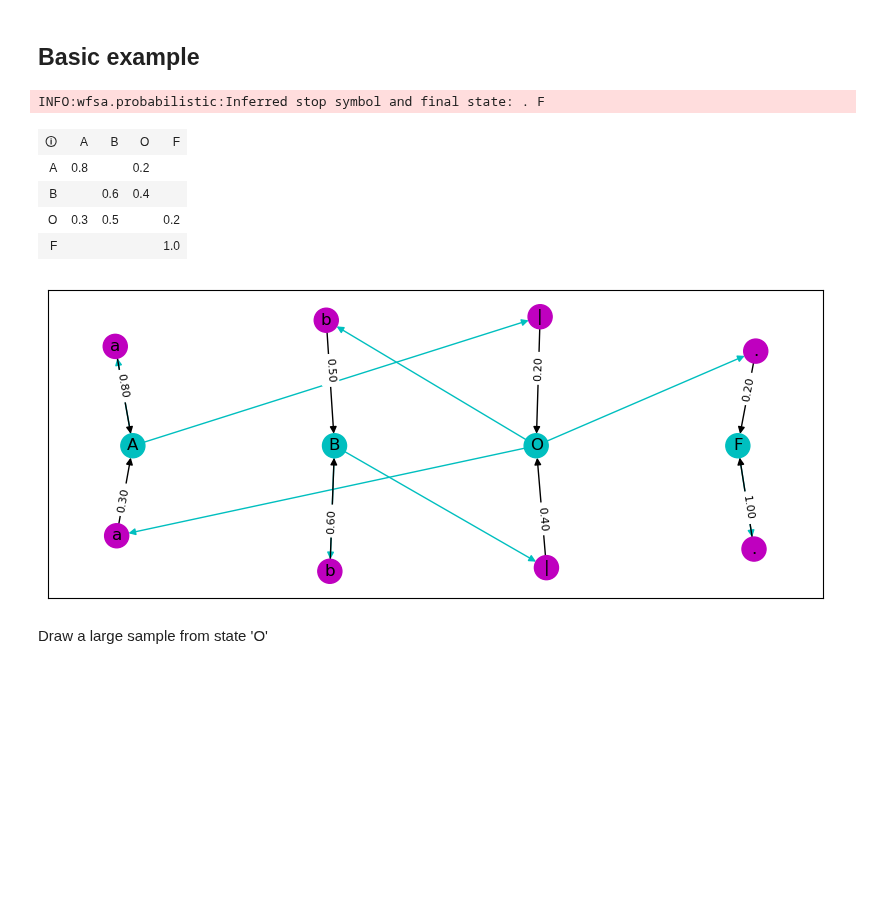
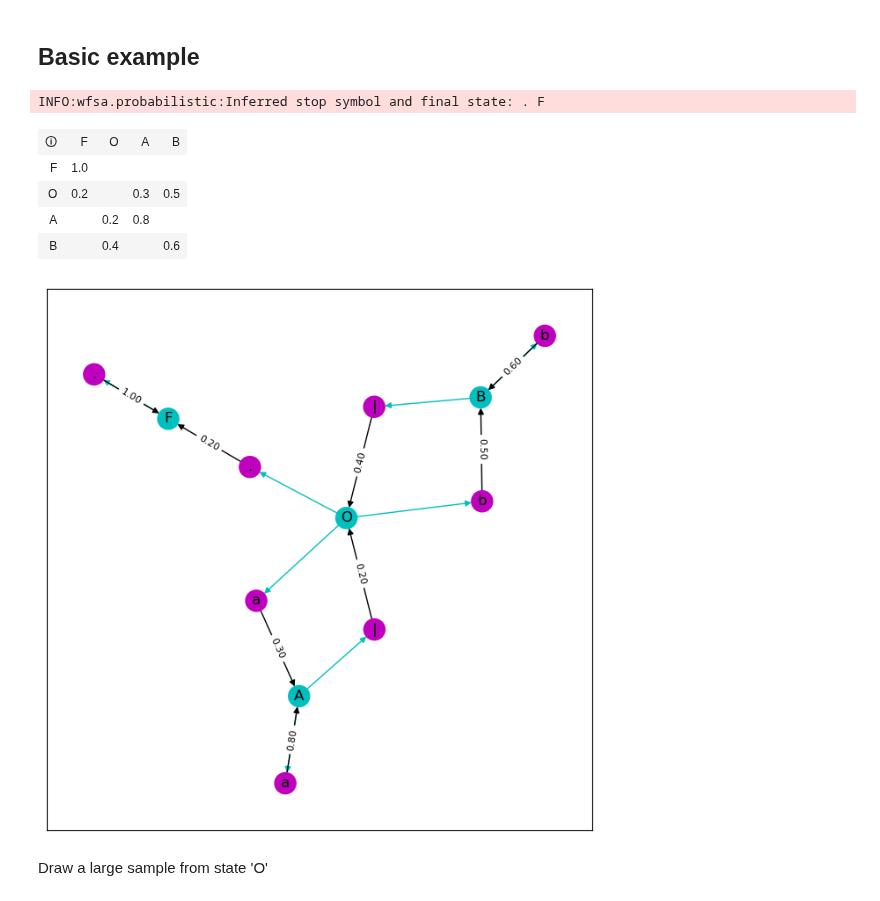
Before and after one commit to jmandreoli/WFSA, a Jupyter notebook: demo.ipynb, the cells around one changed output. Cells and saved outputs as stored; diff of their text form; code cells hidden in the pictures; blank space fills up the shorter version.

```diff
--- a/demo.ipynb
+++ b/demo.ipynb
@@ -52,25 +52,25 @@ def test(X,nsample,start=0,**alt):
 ## Basic example
 # %%
 X = PFSA.from_str('''
+F->F . 1.
+O->A a .3
+O->B b .5
+O->F . .2
 A->A a .8
 A->O | .2
 B->B b .6
 B->O | .4
-O->A a .3
-O->B b .5
-O->F . .2
-F->F . 1.
 ''')
-X.draw(figsize=(10,4))
+X.draw(ax=dict(figsize=(8,8)))
 X
 # %% [output]
 INFO:wfsa.probabilistic:Inferred stop symbol and final state: . F
-| 🛈 | A | B | O | F |
-| A | 0.8 |  | 0.2 |  |
-| B |  | 0.6 | 0.4 |  |
-| O | 0.3 | 0.5 |  | 0.2 |
-| F |  |  |  | 1.0 |
+| 🛈 | F | O | A | B |
+| F | 1.0 |  |  |  |
+| O | 0.2 |  | 0.3 | 0.5 |
+| A |  | 0.2 | 0.8 |  |
+| B |  | 0.4 |  | 0.6 |
-[figure, old version]
+[figure, new version]
 # %% [markdown]
 Draw a large sample from state 'O'
 # %%
```
Also changed, not shown: parts of 11 cells of this notebook, 1 other file.
